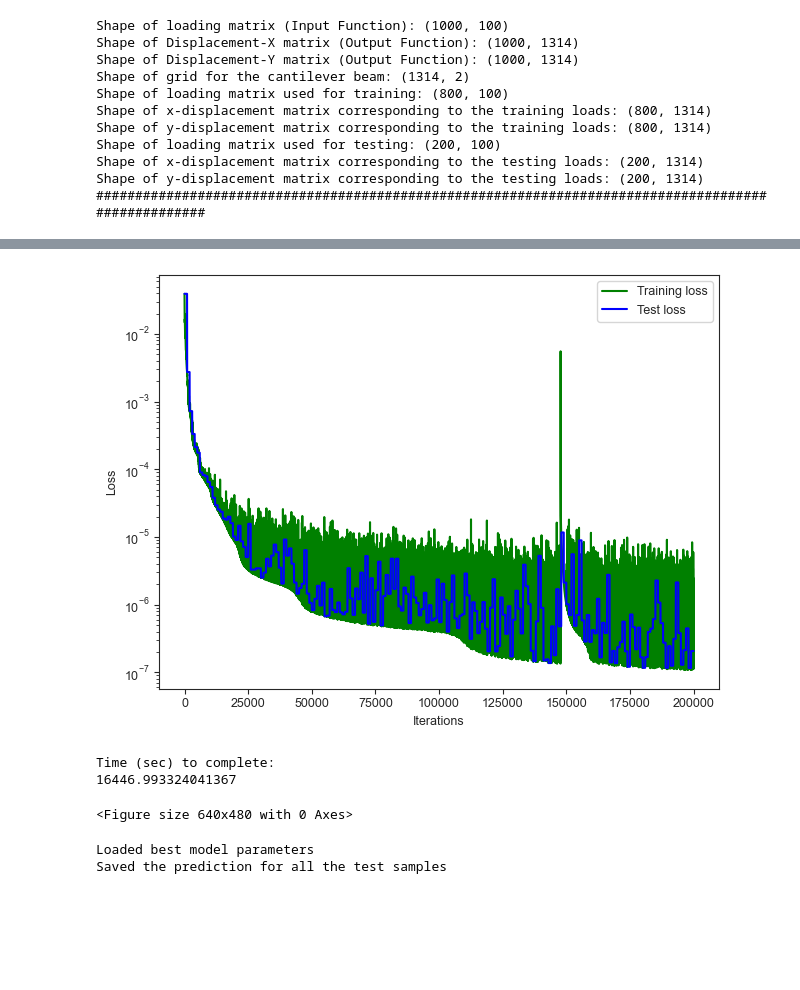
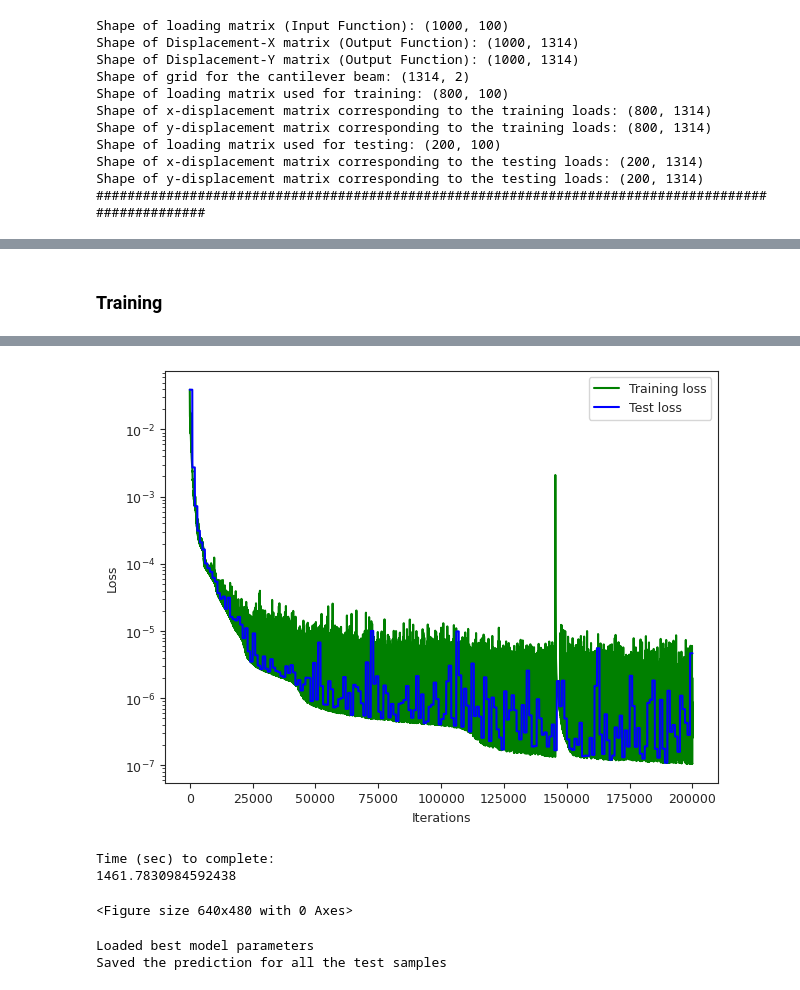
Before and after one commit to DesignSafe-CI/training-deeponet, a Jupyter notebook: deeponet.ipynb, the cells around one changed output, grey strips where cells are left out. Cells and saved outputs as stored; diff of their text form; code cells hidden in the pictures; blank space fills up the shorter version.

```diff
--- a/deeponet.ipynb
+++ b/deeponet.ipynb
@@ -248,6 +279,8 @@ if save:
 
 # Loading (uncomment when needed)
 # model_params = load_model_params(resultdir)
+# %% [markdown]
+### Training
 # %%
 num_samples = len(inputs_train)
 
@@ -304,17 +337,20 @@ for iteration in pbar:
             'Best Test': f'{best_test_mse:.2e}',
             'Time': f'{finish:.2e}s'
         })
-        # Store metrics for plotting
-        iteration_list.append(iteration)
-        loss_list.append(current_loss)
-        test_loss_list.append(test_mse)
+
+    # Store metrics for plotting
+    iteration_list.append(iteration)
+    loss_list.append(objective(params, branch_inputs, trunk_inputs, target_values_x, target_values_y))
+    test_loss_list.append(test_mse)
+
 if save:
     np.save(os.path.join(resultdir, 'iteration_list.npy'), np.asarray(iteration_list))
     np.save(os.path.join(resultdir, 'loss_list.npy'), np.asarray(loss_list))
     np.save(os.path.join(resultdir, 'test_loss_list.npy'), np.asarray(test_loss_list))
+
 # Plotting code remains the same
 plt.figure()
-plt.plot(iteration_list, loss_list, 'g', label='Training loss')
+plt.plot(iteration_list, loss_list, '-g', label='Training loss')
 plt.plot(iteration_list, test_loss_list, '-b', label='Test loss')
 plt.yscale("log")
 plt.xlabel('Iterations')
@@ -348,6 +384,6 @@ Iteration: 199000, Train loss: 0.0000002, Test loss: 0.0000002, Best test loss:
-[figure, old version]
+[figure, new version]
 Time (sec) to complete:
-16446.993324041367
+1461.7830984592438
 <Figure size 640x480 with 0 Axes>
 # %%
 # Load the best model parameters
```
Also changed, not shown: parts of 11 cells of this notebook, 1 other file.
